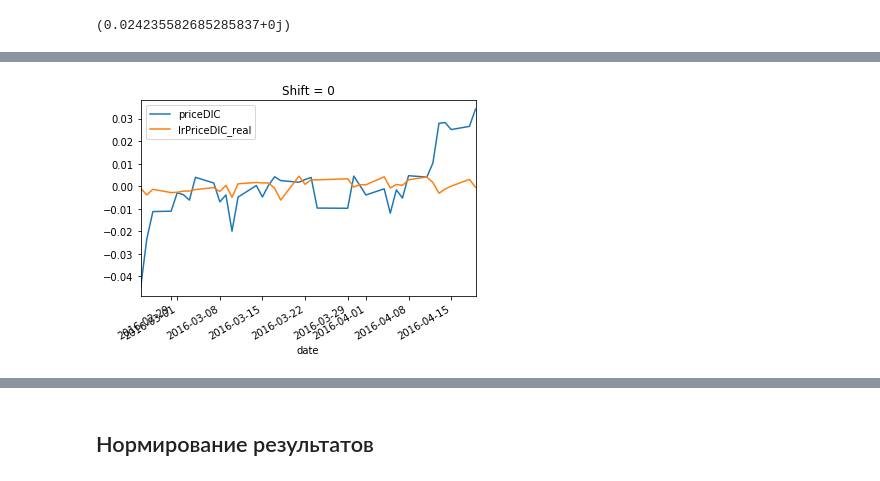
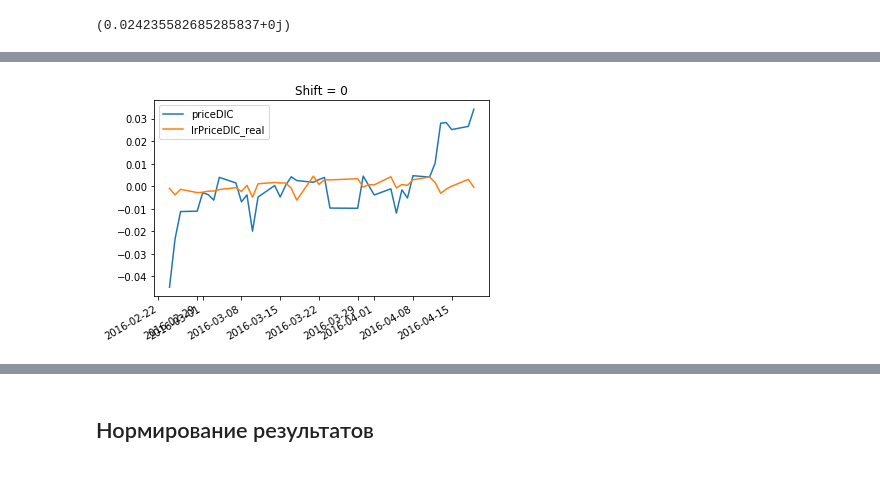
Before and after one commit to baryev/autoregressive-model, a Jupyter notebook: sentimentsAnalysis.ipynb, the cells around one changed output, grey strips where cells are left out. Cells and saved outputs as stored; diff of their text form; code cells hidden in the pictures.

```diff
--- a/sentimentsAnalysis.ipynb
+++ b/sentimentsAnalysis.ipynb
@@ -45,8 +47,9 @@ ftse[['date', 'priceDl', 'volumeDl']].plot(x='date');
 # %%
 results = pd.merge(posByDay, neutrByDay, on='day')
 results = pd.merge(results, negByDay, on='day')
+results.index.names = ["date"]
 
-results.columns = ['date', 'positive', 'neutral', 'negative']
+results.columns = ['positive', 'neutral', 'negative']
 results["sentimentCoef"] = ((results["positive"] - results["negative"])/
                             (results["positive"] + results["neutral"] + results["negative"]))
 results.head()
@@ -75,6 +78,7 @@ plt.show()
 # %% [output]
 [figure]
 # %%
-allRes = pd.merge(ftse, results[["date", "sentimentCoef"]], on = 'date')
+# allRes = pd.merge(ftse, results[['positive','neutral','negative', 'sentimentCoef']], on = 'date')
+allRes = pd.merge(ftse, results, left_index=True, right_index=True)
 allRes.head()
 # %% [output]
@@ -137,7 +141,7 @@ print(np.corrcoef(y['y'], y['x'])[0][1])
 (-1.0765386909793453+0.05627008447027136j)
 (0.9486832980505138+0.31622776601683794j)
 # %%
-allRes = allRes.sort_values(by = 'date')
+# allRes = allRes.sort_values(by = 'date')
 allRes.to_csv("data/out_allRes.csv")
 allRes
 # %% [output]
@@ -266,7 +270,7 @@ print(linregb(y['y'],y['x']))
 # %% [output]
 (0.024235582685285837+0j)
 # %%
-lrdf = allRes[['date', 'complex', 'priceDlC']]
+lrdf = allRes[['complex', 'priceDlC']]
 
 #b0 + ib1, где y = 'priceDl', x = 'complex'
 b = linregb(allRes['priceDlC'], allRes['complex'])
@@ -299,4 +303,4 @@ lrdf.head(5)
 # %%
-lrdf[['date', 'priceDlC', 'lrPriceDlC_real']].plot(x = 'date', title = 'Shift = 0');
+lrdf[['priceDlC', 'lrPriceDlC_real']].plot(title = 'Shift = 0');
 # %% [output]
-[figure, old version]
+[figure, new version]
```
Also changed, not shown: parts of 19 cells of this notebook, 1 other file.
